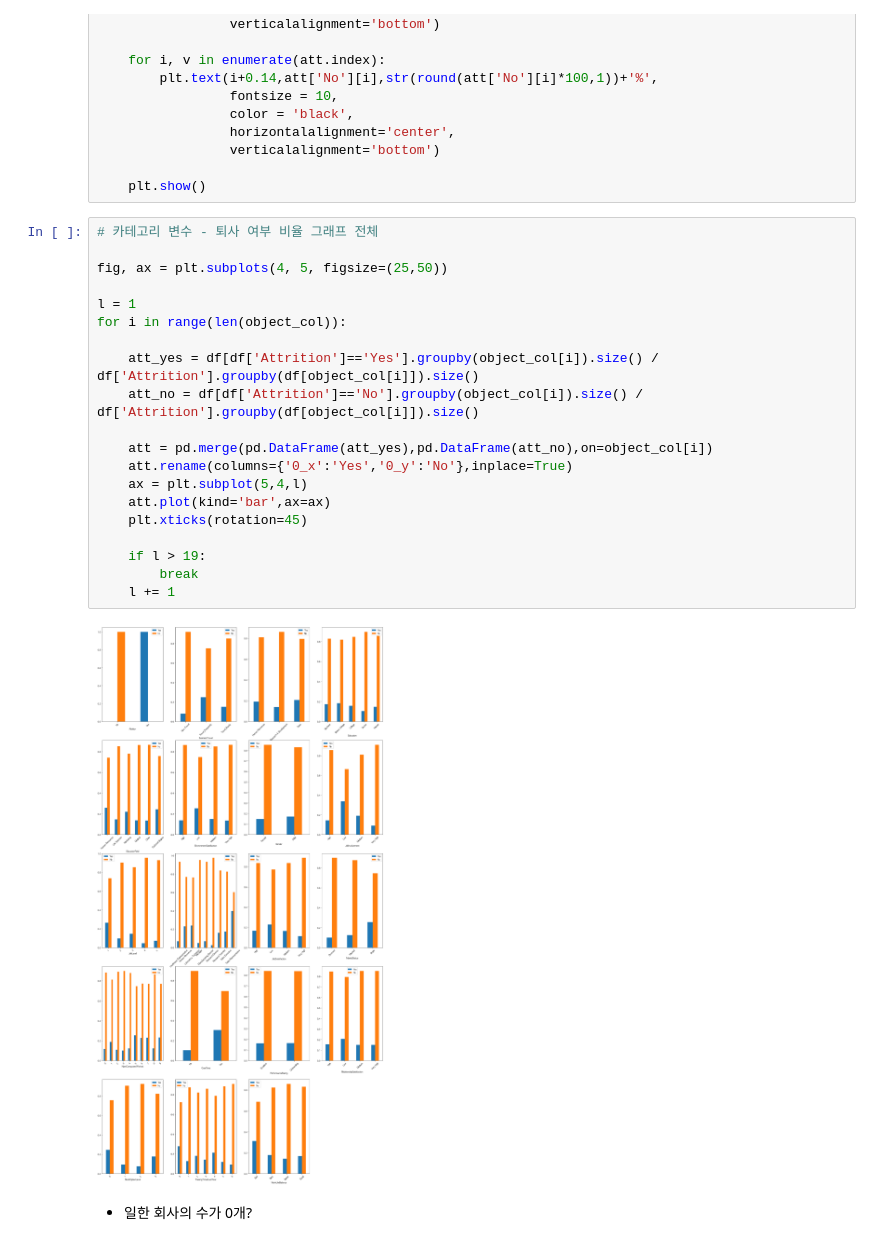
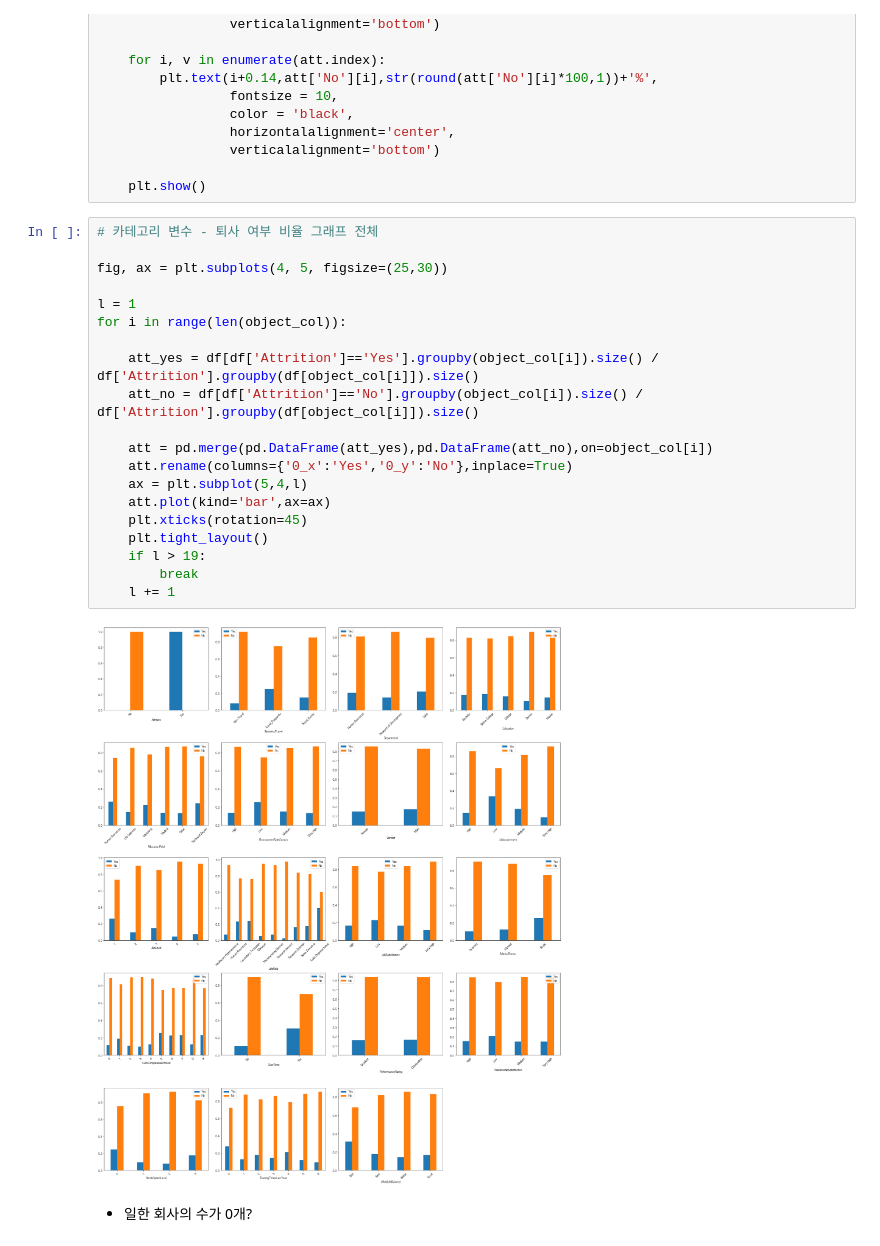
Before and after one commit to lee-jong-gu/attrition, a Jupyter notebook: att_md.ipynb, the cells around one changed output. Cells and saved outputs as stored; diff of their text form.

```diff
--- a/att_md.ipynb
+++ b/att_md.ipynb
@@ -218,25 +239,25 @@ def att_ratio(col,arg):
 # %%
 # 카테고리 변수 - 퇴사 여부 비율 그래프 전체
 
-fig, ax = plt.subplots(4, 5, figsize=(25,50))
+fig, ax = plt.subplots(4, 5, figsize=(25,30))
 
 l = 1
 for i in range(len(object_col)):
 
     att_yes = df[df['Attrition']=='Yes'].groupby(object_col[i]).size() / df['Attrition'].groupby(df[object_col[i]]).size()
     att_no = df[df['Attrition']=='No'].groupby(object_col[i]).size() / df['Attrition'].groupby(df[object_col[i]]).size()
 
     att = pd.merge(pd.DataFrame(att_yes),pd.DataFrame(att_no),on=object_col[i])
     att.rename(columns={'0_x':'Yes','0_y':'No'},inplace=True)
     ax = plt.subplot(5,4,l)
     att.plot(kind='bar',ax=ax)
     plt.xticks(rotation=45)
-
+    plt.tight_layout()
     if l > 19:
         break
     l += 1
 # %% [output]
-[figure, old version]
+[figure, new version]
 # %% [markdown]
 * 일한 회사의 수가 0개?
 # %%
```
Also changed, not shown: parts of 75 cells of this notebook.
